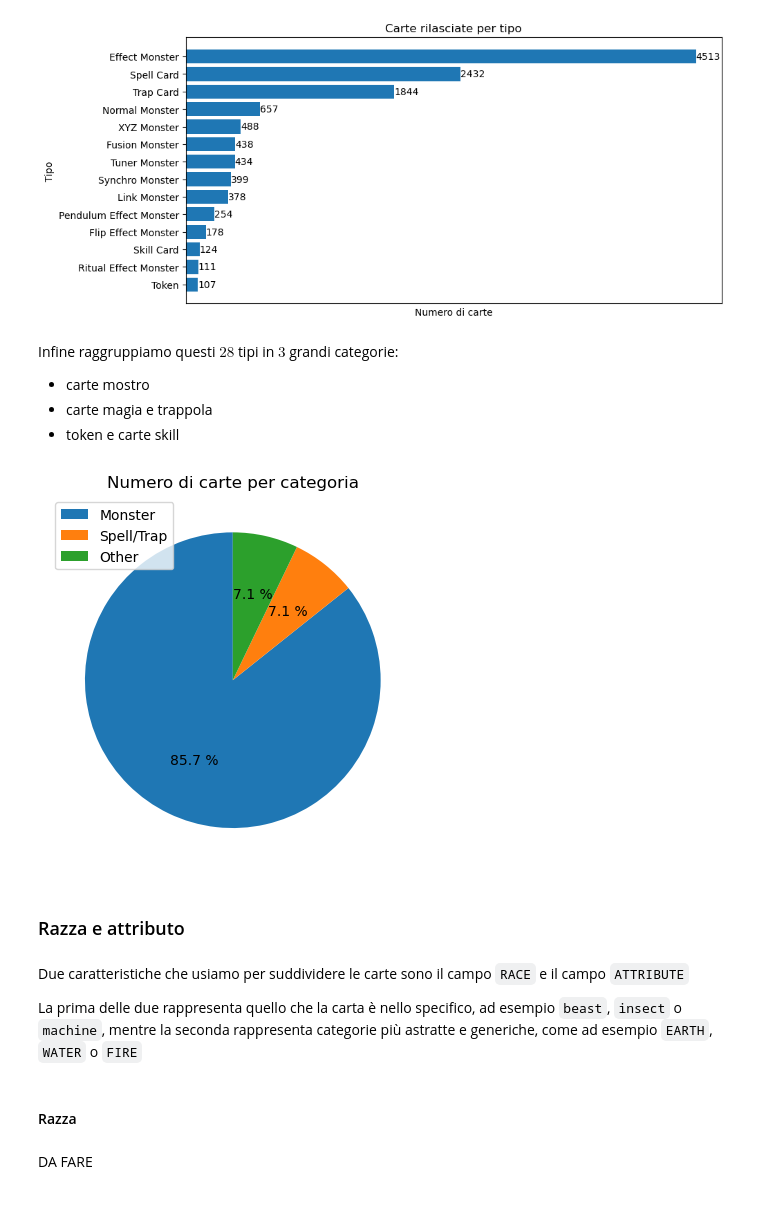
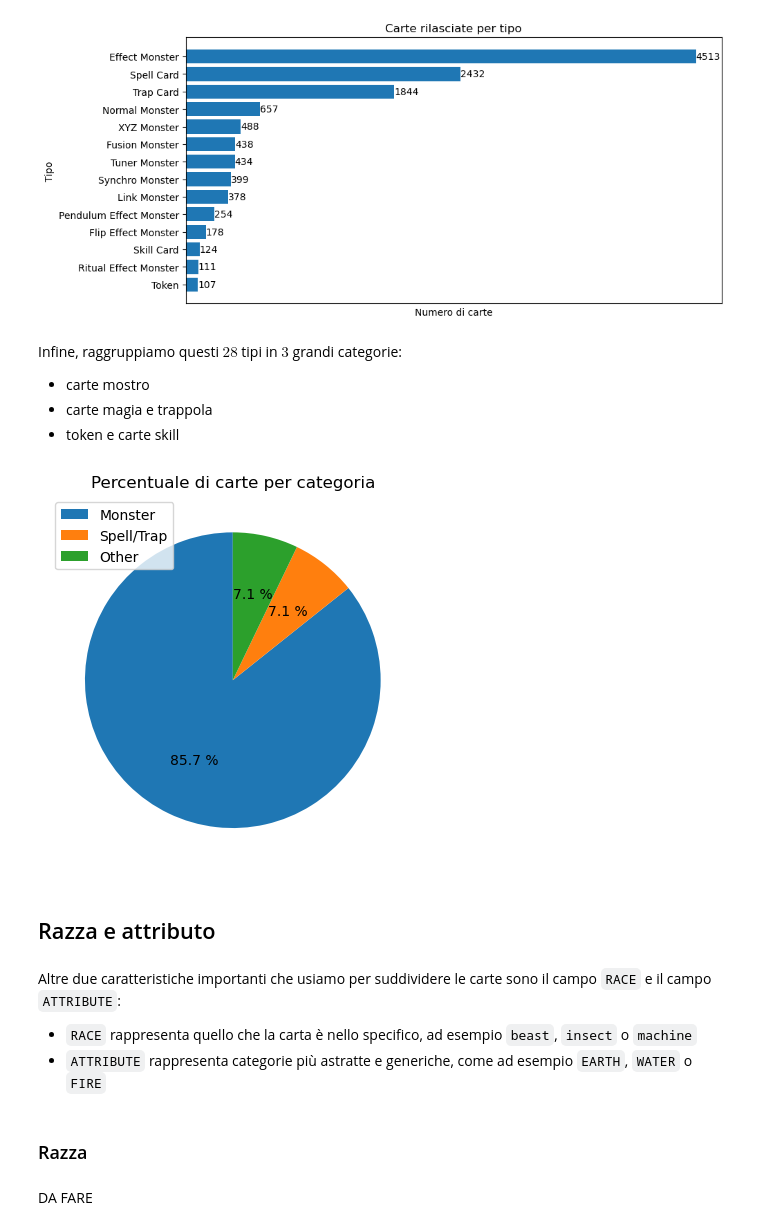
Before and after one commit to MattiaOldani/Visualizzazione-Scientifica, a Jupyter notebook: notebook/notebook.ipynb, the cells around one changed output. Cells and saved outputs as stored; diff of their text form; code cells hidden in the pictures.

```diff
--- a/notebook/notebook.ipynb
+++ b/notebook/notebook.ipynb
@@ -104,31 +104,34 @@ plt.show()
 # %% [output]
 [figure]
 # %% [markdown]
-Infine raggruppiamo questi $28$ tipi in $3$ grandi categorie:
+Infine, raggruppiamo questi $28$ tipi in $3$ grandi categorie:
 * carte mostro
 * carte magia e trappola
 * token e carte skill
 # %%
 monster = [t for t in card_type if "Monster" in t]
 spelltrap = [t for t in card_type if "Trap" in t or "Spell" in t]
 other = [t for t in card_type if t not in monster and t not in spelltrap]
 
-plt.title("Numero di carte per categoria")
-y,label = [len(monster),len(spelltrap),len(other)],["Monster","Spell/Trap","Other"]
+plt.title("Percentuale di carte per categoria")
+
+y = [len(monster),len(spelltrap),len(other)]
+label = ["Monster","Spell/Trap","Other"]
+
 plt.pie(y, startangle=90, autopct="%.1f %%")
 plt.legend(label)
 plt.show()
 #plt.savefig("pie.png", dpi=300, bbox_inches='tight', transparent=True)
 # %% [output]
-[figure, old version]
+[figure, new version]
 # %% [markdown]
-### Razza e attributo
+## Razza e attributo
 # %% [markdown]
-Due caratteristiche che usiamo per suddividere le carte sono il campo `RACE` e il campo `ATTRIBUTE`
-
-La prima delle due rappresenta quello che la carta è nello specifico, ad esempio `beast`, `insect` o `machine`, mentre la seconda rappresenta categorie più astratte e generiche, come ad esempio `EARTH`, `WATER` o `FIRE`
+Altre due caratteristiche importanti che usiamo per suddividere le carte sono il campo `RACE` e il campo `ATTRIBUTE`:
+* `RACE` rappresenta quello che la carta è nello specifico, ad esempio `beast`, `insect` o `machine`
+* `ATTRIBUTE` rappresenta categorie più astratte e generiche, come ad esempio `EARTH`, `WATER` o `FIRE`
 # %% [markdown]
-#### Razza
+### Razza
 # %% [markdown]
 DA FARE
 # %%
```
Also changed, not shown: parts of 31 cells of this notebook.
